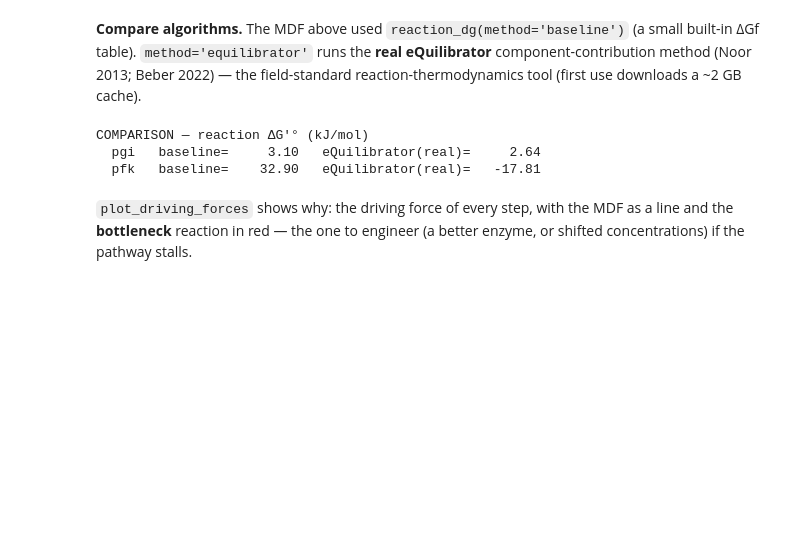
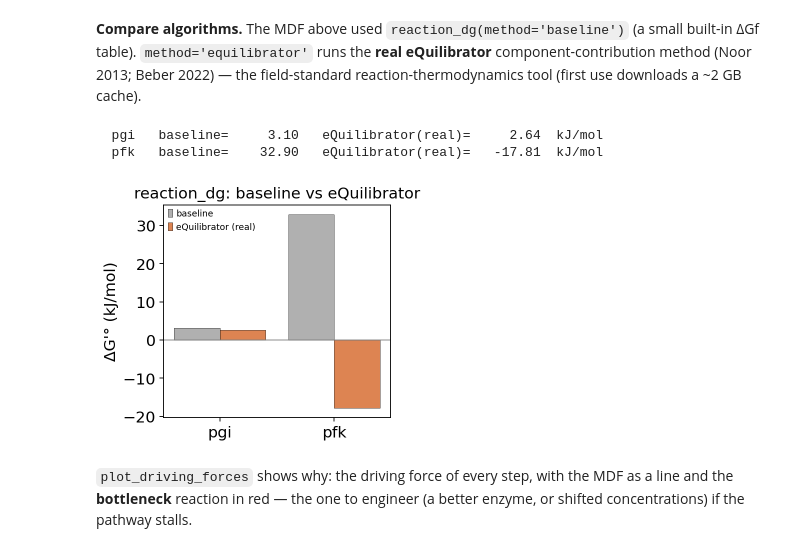
Before and after one commit to Starlitnightly/omicverse-tutorials, a Jupyter notebook: docs/Tutorials-synbio/t_synbio_02_circuits_to_pathways.ipynb, the cells around one changed output. Saved outputs shown, nothing was run; the diff lists cells and outputs as text; code cells hidden in the pictures; blank space fills up the shorter version.

```diff
--- a/docs/Tutorials-synbio/t_synbio_02_circuits_to_pathways.ipynb
+++ b/docs/Tutorials-synbio/t_synbio_02_circuits_to_pathways.ipynb
@@ -151,16 +149,20 @@ MDF = 20.65 kJ/mol | feasible: True | bottleneck: pgi
 # %% [markdown]
 **Compare algorithms.** The MDF above used `reaction_dg(method='baseline')` (a small built-in ΔGf table). `method='equilibrator'` runs the **real eQuilibrator** component-contribution method (Noor 2013; Beber 2022) — the field-standard reaction-thermodynamics tool (first use downloads a ~2 GB cache).
 # %%
-# reaction ΔG'°: built-in baseline table vs REAL eQuilibrator component-contribution — side by side
-print("COMPARISON — reaction ΔG'° (kJ/mol)")
+# reaction ΔG'°: built-in baseline table vs REAL eQuilibrator — side by side
+labels, base, equi = [], [], []
 for r, s in reactions.items():
     b = ov.synbio.reaction_dg(s, method='baseline')
-    e = ov.synbio.reaction_dg(s, method='equilibrator')   # component-contribution (Noor 2013; Beber 2022)
-    print(f"  {r:4s}  baseline={b:9.2f}   eQuilibrator(real)={e:9.2f}")
+    e = ov.synbio.reaction_dg(s, method='equilibrator')   # component-contribution (Noor 2013)
+    print(f"  {r:4s}  baseline={b:9.2f}   eQuilibrator(real)={e:9.2f}  kJ/mol")
+    labels.append(r); base.append(b); equi.append(e)
+ov.synbio.plot_method_comparison(labels, {'baseline': base, 'eQuilibrator (real)': equi},
+    ylabel="ΔG'° (kJ/mol)", title='reaction_dg: baseline vs eQuilibrator')
+None
 # %% [output]
-COMPARISON — reaction ΔG'° (kJ/mol)
-  pgi   baseline=     3.10   eQuilibrator(real)=     2.64
-  pfk   baseline=    32.90   eQuilibrator(real)=   -17.81
+  pgi   baseline=     3.10   eQuilibrator(real)=     2.64  kJ/mol
+  pfk   baseline=    32.90   eQuilibrator(real)=   -17.81  kJ/mol
+[figure, added]
 # %% [markdown]
 `plot_driving_forces` shows why: the driving force of every step, with the MDF as a line and the **bottleneck** reaction in red — the one to engineer (a better enzyme, or shifted concentrations) if the pathway stalls.
 # %%
```
Also changed, not shown: parts of 2 cells of this notebook, 2 other files.
